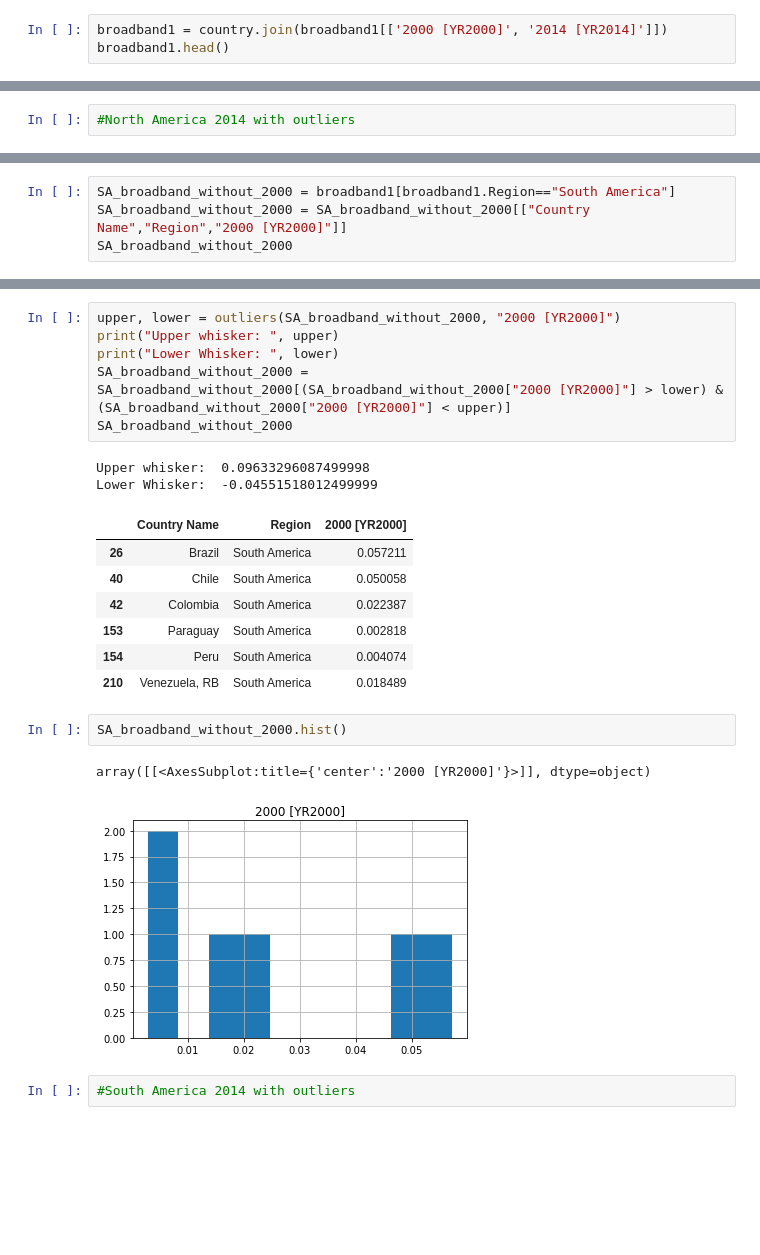
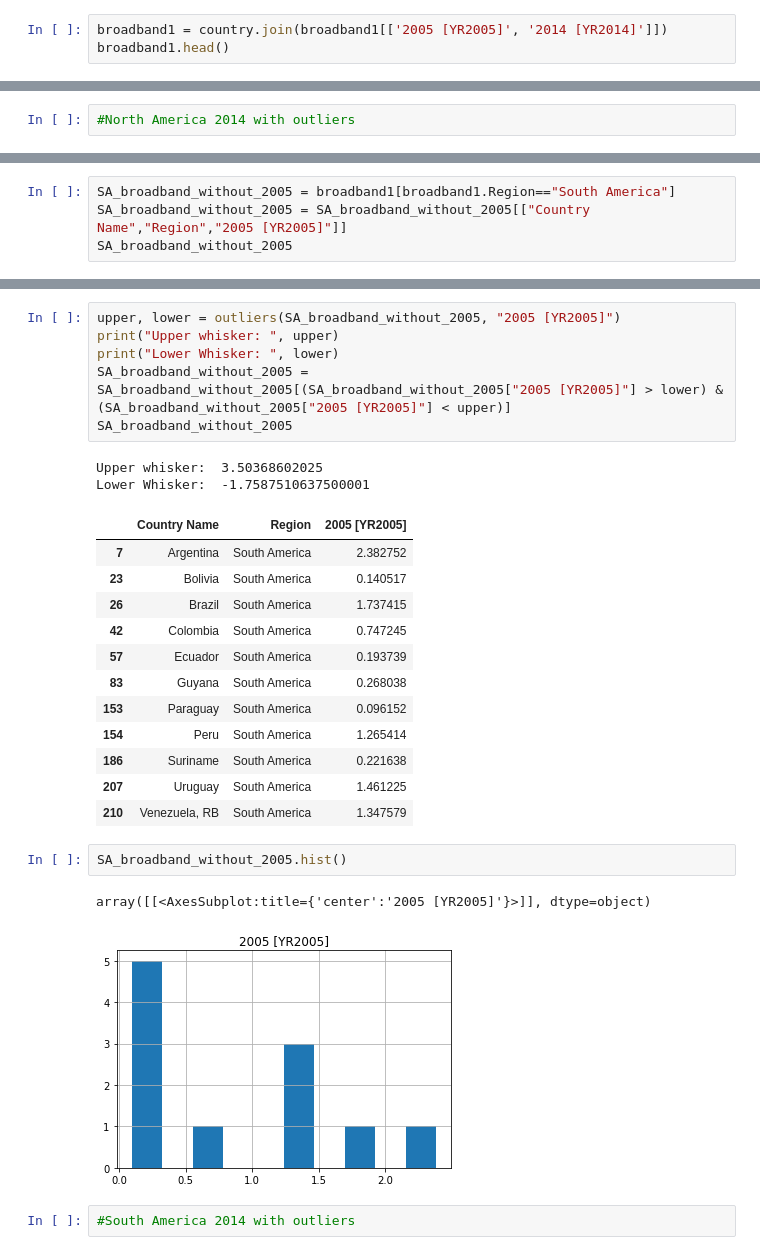
Before and after one commit to pant411/Pant_Stat_Asign1, a Jupyter notebook: assign1_part2_1.ipynb, the cells around one changed output, grey strips where cells are left out. Cells and saved outputs as stored; diff of their text form; blank space fills up the shorter version.

```diff
--- a/assign1_part2_1.ipynb
+++ b/assign1_part2_1.ipynb
@@ -35,6 +35,6 @@ broadband1.head()
 | 4 | Andorra | AND | Fixed broadband subscriptions (pe... | IT.NET.BBND.P2 | NaN | NaN | NaN | ... |
 5 rows × 35 columns
 # %%
-broadband1 = country.join(broadband1[['2000 [YR2000]', '2014 [YR2014]']])
+broadband1 = country.join(broadband1[['2005 [YR2005]', '2014 [YR2014]']])
 broadband1.head()
 # %% [output]
@@ -213,5 +239,5 @@ array([[<AxesSubplot:title={'center':'2000 [YR2000]'}>]], dtype=object)
 # %%
-SA_broadband_without_2000 = broadband1[broadband1.Region=="South America"]
-SA_broadband_without_2000 = SA_broadband_without_2000[["Country Name","Region","2000 [YR2000]"]]
-SA_broadband_without_2000
+SA_broadband_without_2005 = broadband1[broadband1.Region=="South America"]
+SA_broadband_without_2005 = SA_broadband_without_2005[["Country Name","Region","2005 [YR2005]"]]
+SA_broadband_without_2005
 # %% [output]
@@ -225,24 +257,29 @@ SA_broadband_without_2000
 # %%
-upper, lower = outliers(SA_broadband_without_2000, "2000 [YR2000]")
+upper, lower = outliers(SA_broadband_without_2005, "2005 [YR2005]")
 print("Upper whisker: ", upper)
 print("Lower Whisker: ", lower)
-SA_broadband_without_2000 = SA_broadband_without_2000[(SA_broadband_without_2000["2000 [YR2000]"] > lower) & (SA_broadband_without_2000["2000 [YR2000]"] < upper)]
-SA_broadband_without_2000
+SA_broadband_without_2005 = SA_broadband_without_2005[(SA_broadband_without_2005["2005 [YR2005]"] > lower) & (SA_broadband_without_2005["2005 [YR2005]"] < upper)]
+SA_broadband_without_2005
 # %% [output]
-Upper whisker:  0.09633296087499998
-Lower Whisker:  -0.04551518012499999
+Upper whisker:  3.50368602025
+Lower Whisker:  -1.7587510637500001
-|  | Country Name | Region | 2000 [YR2000] |
-| 26 | Brazil | South America | 0.057211 |
-| 40 | Chile | South America | 0.050058 |
-| 42 | Colombia | South America | 0.022387 |
-| 153 | Paraguay | South America | 0.002818 |
-| 154 | Peru | South America | 0.004074 |
-| 210 | Venezuela, RB | South America | 0.018489 |
+|  | Country Name | Region | 2005 [YR2005] |
+| 7 | Argentina | South America | 2.382752 |
+| 23 | Bolivia | South America | 0.140517 |
+| 26 | Brazil | South America | 1.737415 |
+| 42 | Colombia | South America | 0.747245 |
+| 57 | Ecuador | South America | 0.193739 |
+| 83 | Guyana | South America | 0.268038 |
+| 153 | Paraguay | South America | 0.096152 |
+| 154 | Peru | South America | 1.265414 |
+| 186 | Suriname | South America | 0.221638 |
+| 207 | Uruguay | South America | 1.461225 |
+| 210 | Venezuela, RB | South America | 1.347579 |
 # %%
-SA_broadband_without_2000.hist()
+SA_broadband_without_2005.hist()
 # %% [output]
-array([[<AxesSubplot:title={'center':'2000 [YR2000]'}>]], dtype=object)
+array([[<AxesSubplot:title={'center':'2005 [YR2005]'}>]], dtype=object)
-[figure, old version]
+[figure, new version]
 # %%
 #South America 2014 with outliers
 # %%
```
Also changed, not shown: parts of 76 cells of this notebook, 3 other files.
